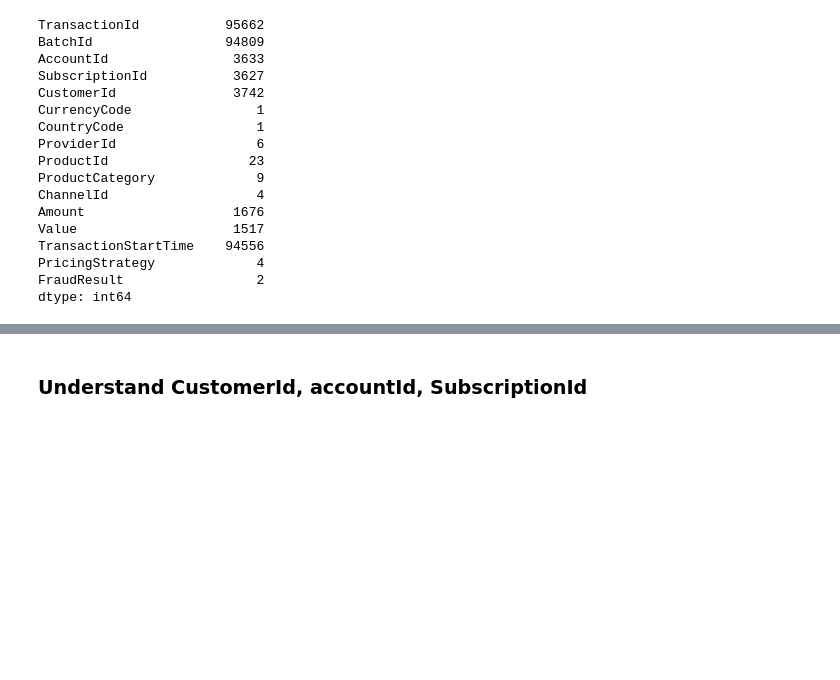
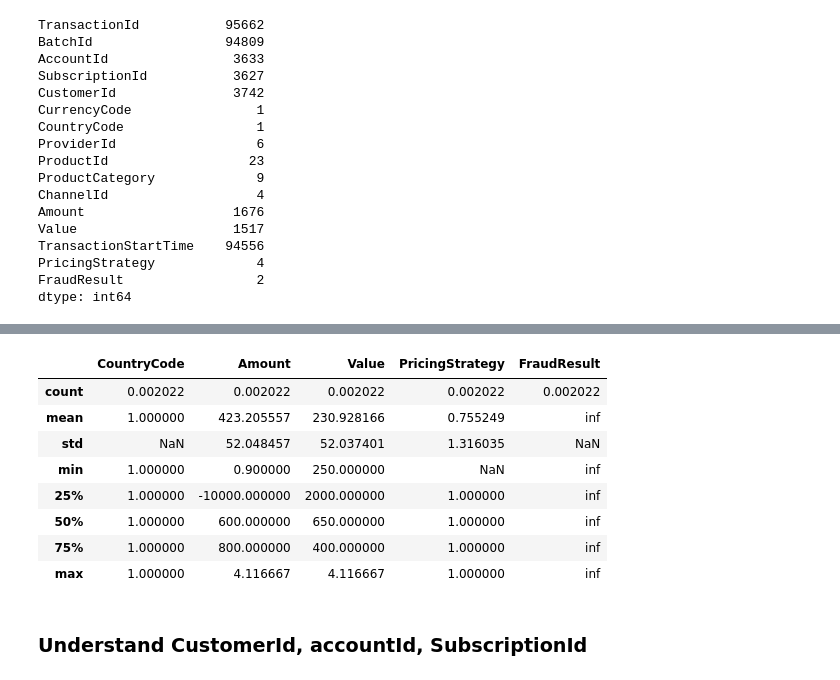
Before and after one commit to FadelMamar/fraud-detection-galsen, a Jupyter notebook: notebooks/EDA.ipynb, the cells around one changed output, grey strips where cells are left out. Saved outputs shown, nothing was run; the diff lists cells and outputs as text; code cells hidden in the pictures; blank space fills up the shorter version.

```diff
--- a/notebooks/EDA.ipynb
+++ b/notebooks/EDA.ipynb
@@ -78,3 +165,16 @@ columns_to_drop = ['BatchId','CurrencyCode','CountryCode']
+# %%
+# we see that the Amount is very large in Frauds
+stats_fraud/stats_normal
+# %% [output]
+|  | CountryCode | Amount | Value | PricingStrategy | FraudResult |
+| count | 0.002022 | 0.002022 | 0.002022 | 0.002022 | 0.002022 |
+| mean | 1.000000 | 423.205557 | 230.928166 | 0.755249 | inf |
+| std | NaN | 52.048457 | 52.037401 | 1.316035 | NaN |
+| min | 1.000000 | 0.900000 | 250.000000 | NaN | inf |
+| 25% | 1.000000 | -10000.000000 | 2000.000000 | 1.000000 | inf |
+| 50% | 1.000000 | 600.000000 | 650.000000 | 1.000000 | inf |
+| 75% | 1.000000 | 800.000000 | 400.000000 | 1.000000 | inf |
+| max | 1.000000 | 4.116667 | 4.116667 | 1.000000 | inf |
 # %% [markdown]
 ### Understand CustomerId, accountId, SubscriptionId
 # %%
```
Also changed, not shown: parts of 7 cells of this notebook, 6 other files.
